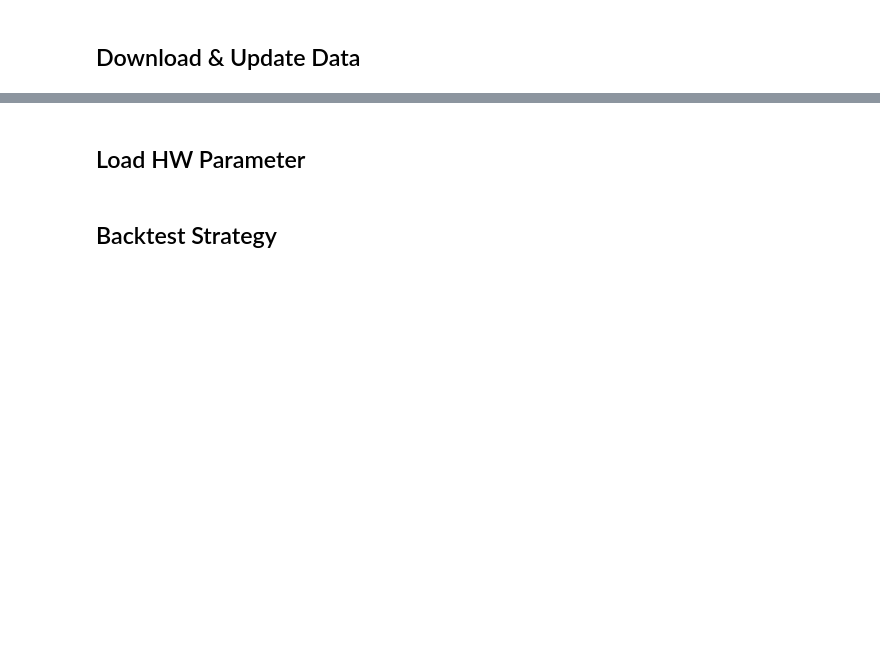
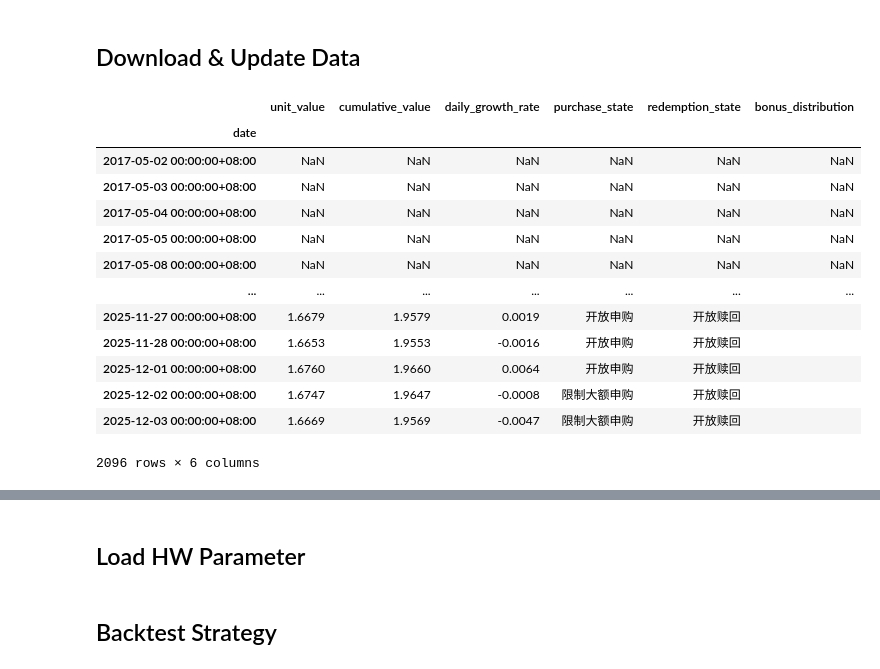
Before and after one commit to WXYS1209/quant_DFFC, a Jupyter notebook: wxy_backtest/hw_dual_reallocation_LR/backtest.ipynb, the cells around one changed output, grey strips where cells are left out. Cells and saved outputs as stored; diff of their text form; code cells hidden in the pictures; blank space fills up the shorter version.

```diff
--- a/wxy_backtest/hw_dual_reallocation_LR/backtest.ipynb
+++ b/wxy_backtest/hw_dual_reallocation_LR/backtest.ipynb
@@ -30,6 +29,23 @@ except FileNotFoundError:
 
 fund_data = fund_data.update()
 price_data_org = fund_data.get('unit_value') # .dropna()
+# %%
+fund_data.data['007467']
+# %% [output]
+|  | unit_value | cumulative_value | daily_growth_rate | purchase_state | redemption_state | bonus_distribution |
+| date |  |  |  |  |  |  |
+| 2017-05-02 00:00:00+08:00 | NaN | NaN | NaN | NaN | NaN | NaN |
+| 2017-05-03 00:00:00+08:00 | NaN | NaN | NaN | NaN | NaN | NaN |
+| 2017-05-04 00:00:00+08:00 | NaN | NaN | NaN | NaN | NaN | NaN |
+| 2017-05-05 00:00:00+08:00 | NaN | NaN | NaN | NaN | NaN | NaN |
+| 2017-05-08 00:00:00+08:00 | NaN | NaN | NaN | NaN | NaN | NaN |
+| ... | ... | ... | ... | ... | ... | ... |
+| 2025-11-27 00:00:00+08:00 | 1.6679 | 1.9579 | 0.0019 | 开放申购 | 开放赎回 |  |
+| 2025-11-28 00:00:00+08:00 | 1.6653 | 1.9553 | -0.0016 | 开放申购 | 开放赎回 |  |
+| 2025-12-01 00:00:00+08:00 | 1.6760 | 1.9660 | 0.0064 | 开放申购 | 开放赎回 |  |
+| 2025-12-02 00:00:00+08:00 | 1.6747 | 1.9647 | -0.0008 | 限制大额申购 | 开放赎回 |  |
+| 2025-12-03 00:00:00+08:00 | 1.6669 | 1.9569 | -0.0047 | 限制大额申购 | 开放赎回 |  |
+2096 rows × 6 columns
 # %%
 estimate_p = dffc.FundEstimateProvider()
 
```
Also changed, not shown: parts of 13 cells of this notebook, 2 other files.
